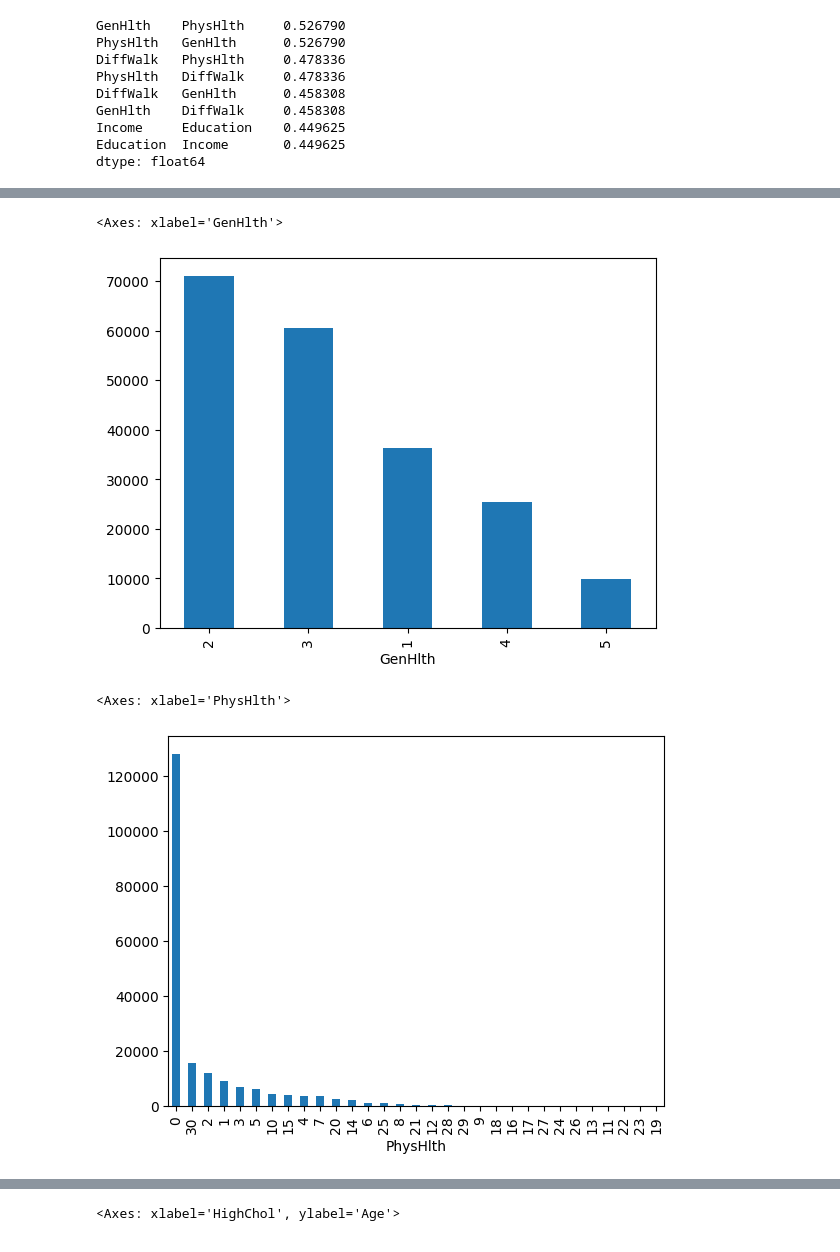
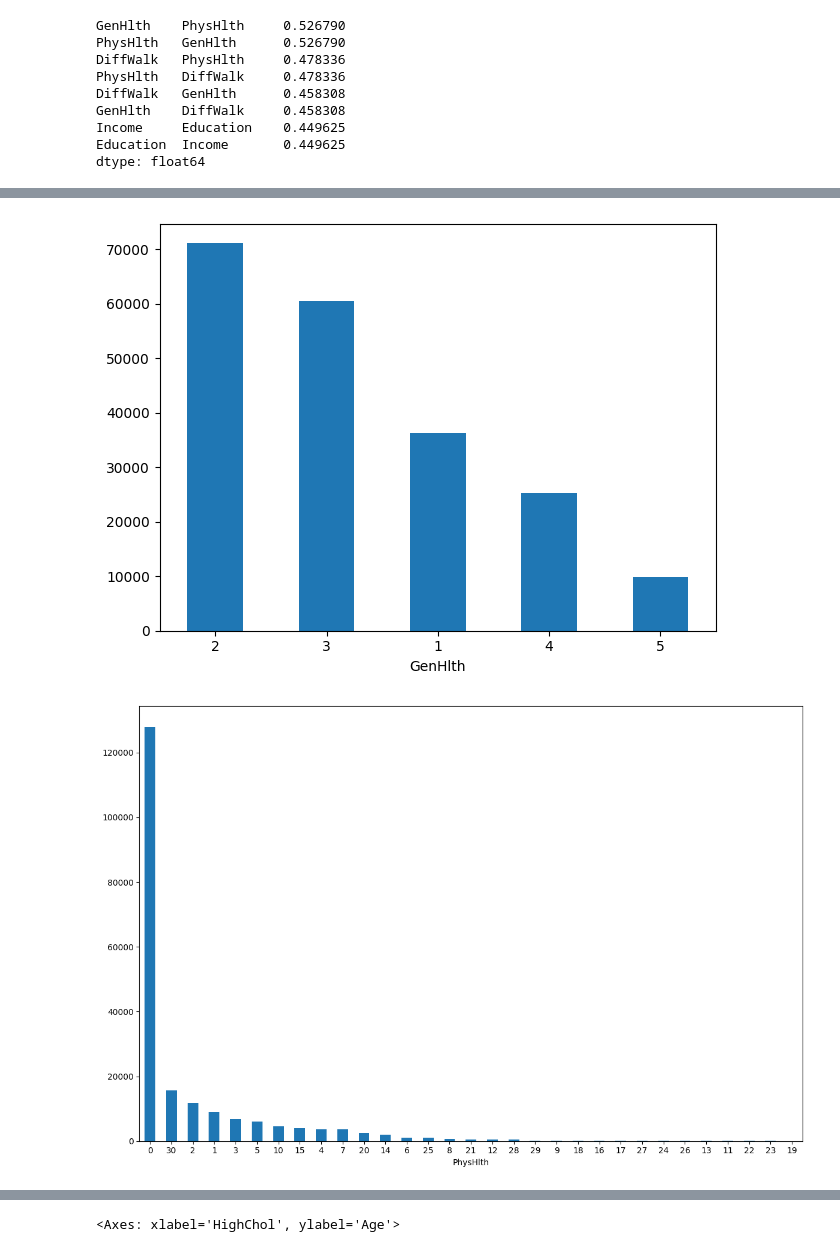
Before and after one commit to dealoux/COSC2753-a1, a Jupyter notebook: code/COSC2753_A1_s4000577.ipynb, the cells around one changed output, grey strips where cells are left out. Saved outputs shown, nothing was run; the diff lists cells and outputs as text; code cells hidden in the pictures.

```diff
--- a/code/COSC2753_A1_s4000577.ipynb
+++ b/code/COSC2753_A1_s4000577.ipynb
@@ -302,12 +290,15 @@ train_df['Status'].value_counts().plot(kind='bar')
 # %%
 train_df['GenHlth'].value_counts().plot(kind='bar')
+plt.xticks(rotation=360)
+plt.tight_layout()
 # %% [output]
-<Axes: xlabel='GenHlth'>
-[figure, old version]
+[figure, new version]
 # %%
+plt.figure(figsize=(12, 8), dpi=100)
 train_df['PhysHlth'].value_counts().plot(kind='bar')
+plt.xticks(rotation=360)
+plt.tight_layout()
 # %% [output]
-<Axes: xlabel='PhysHlth'>
-[figure, old version]
+[figure, new version]
 # %%
 train_df['DiffWalk'].value_counts().plot(kind='bar')
```
Also changed, not shown: parts of 14 cells of this notebook.
